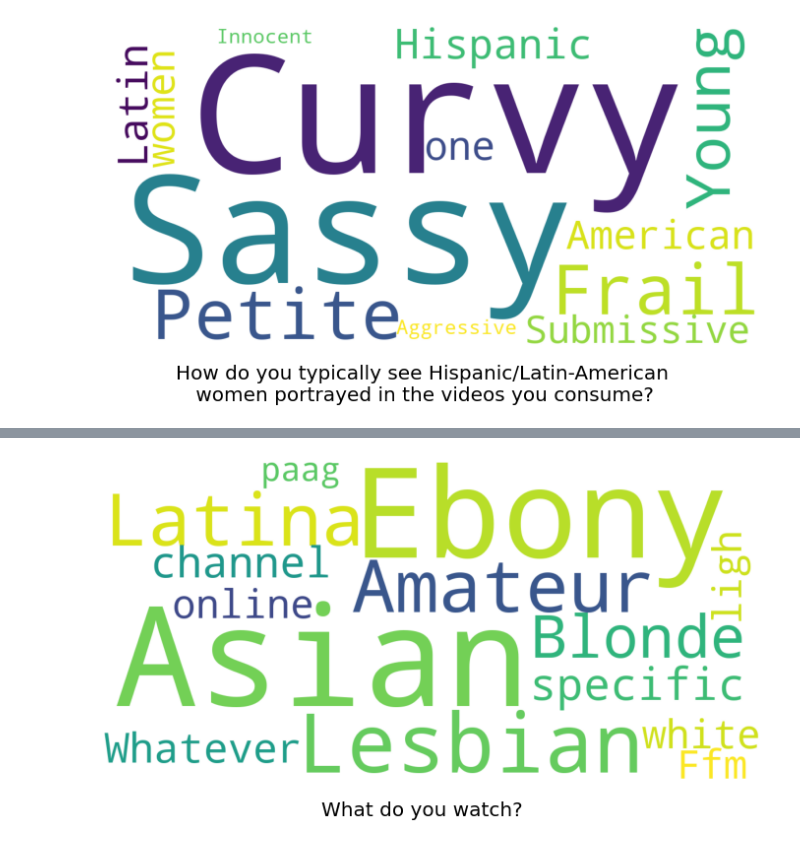
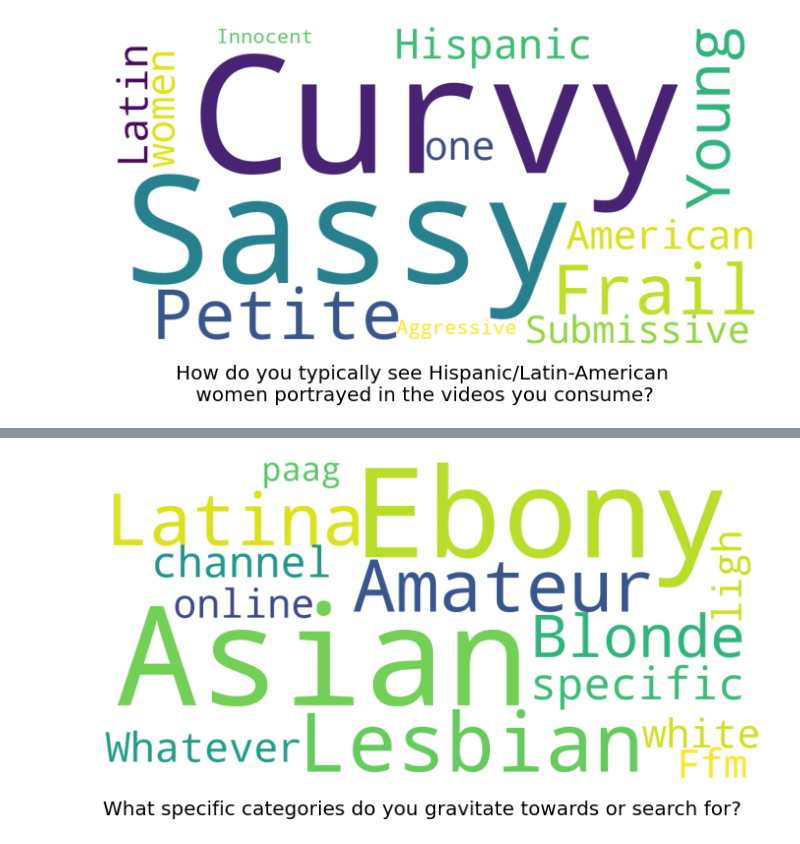
Before and after one commit to mcjch/final-proj-194, a Jupyter notebook: pornclouds.ipynb, the cells around one changed output, grey strips where cells are left out. Drawn from its saved outputs; the diff is of its cells as text; code cells hidden in the pictures.

```diff
--- a/pornclouds.ipynb
+++ b/pornclouds.ipynb
@@ -217,7 +217,7 @@ collected = pd.read_csv('woc.csv')
 from wordcloud import WordCloud, STOPWORDS
 
 stopwords = set(STOPWORDS)
-stopwords.update(["NaN", "columns", "answers", "rows", "videos", "portrayed", "typically", "see", "mainly", "categories", "gravitate", "sites", "viewing", "search", "towards", "consume"])
+stopwords.update(["NaN", "columns", "answers", "rows", "videos", "portrayed", "typically", "see", "mainly", "categories", "gravitate", "sites", "viewing", "search", "towards", "consume", "featured", "content", "regularly", "backgrounds"])
 
 def show_wordcloud(data, title = None):
     wordcloud = WordCloud(
@@ -252,7 +256,7 @@ show_wordcloud(collected.iloc[:,[13]], 'How do you typically see Hispanic/Latin-
 # %%
-show_wordcloud(collected.iloc[:,[8]], "What do you watch?")
+show_wordcloud(collected.iloc[:,[8]], "What specific categories do you gravitate towards or search for?")
 # %% [output]
-[figure, old version]
+[figure, new version]
 # %%
 from sklearn.feature_extraction.text import CountVectorizer
 from sklearn.linear_model import LogisticRegression
```
Also changed, not shown: parts of 13 cells of this notebook, 4 other files.
